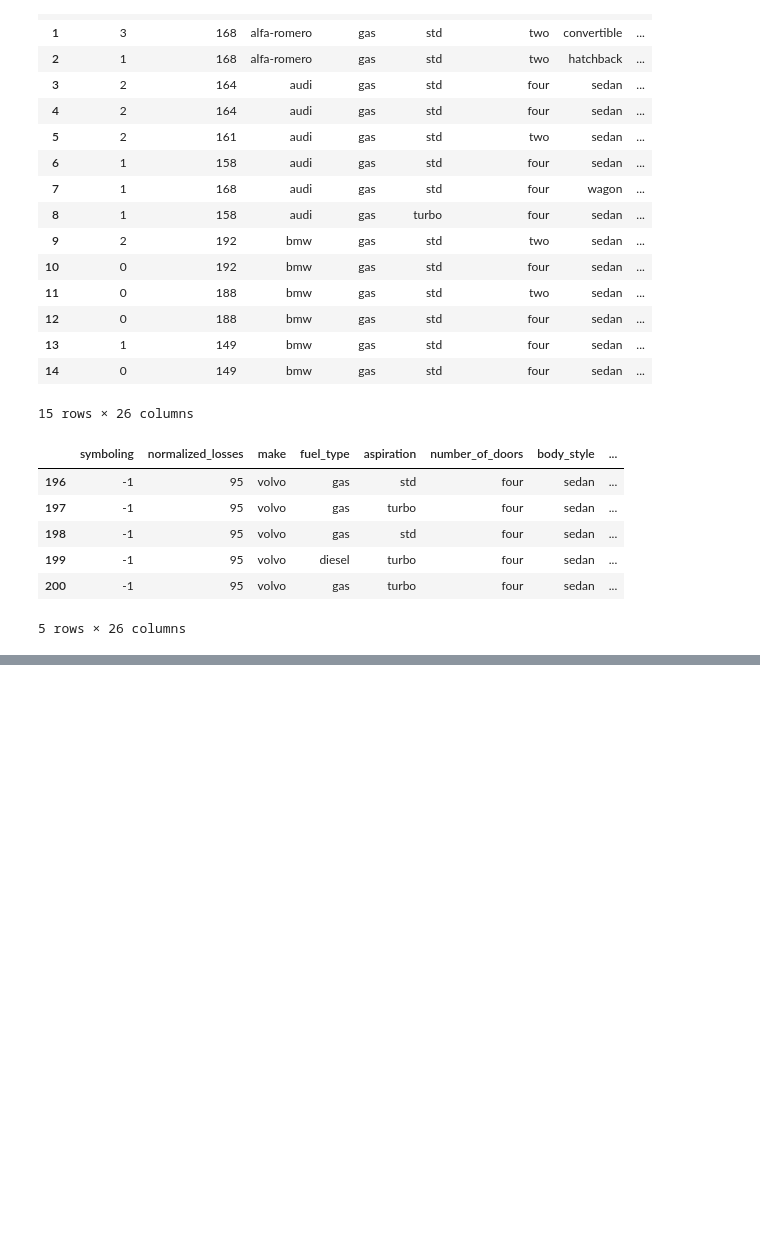
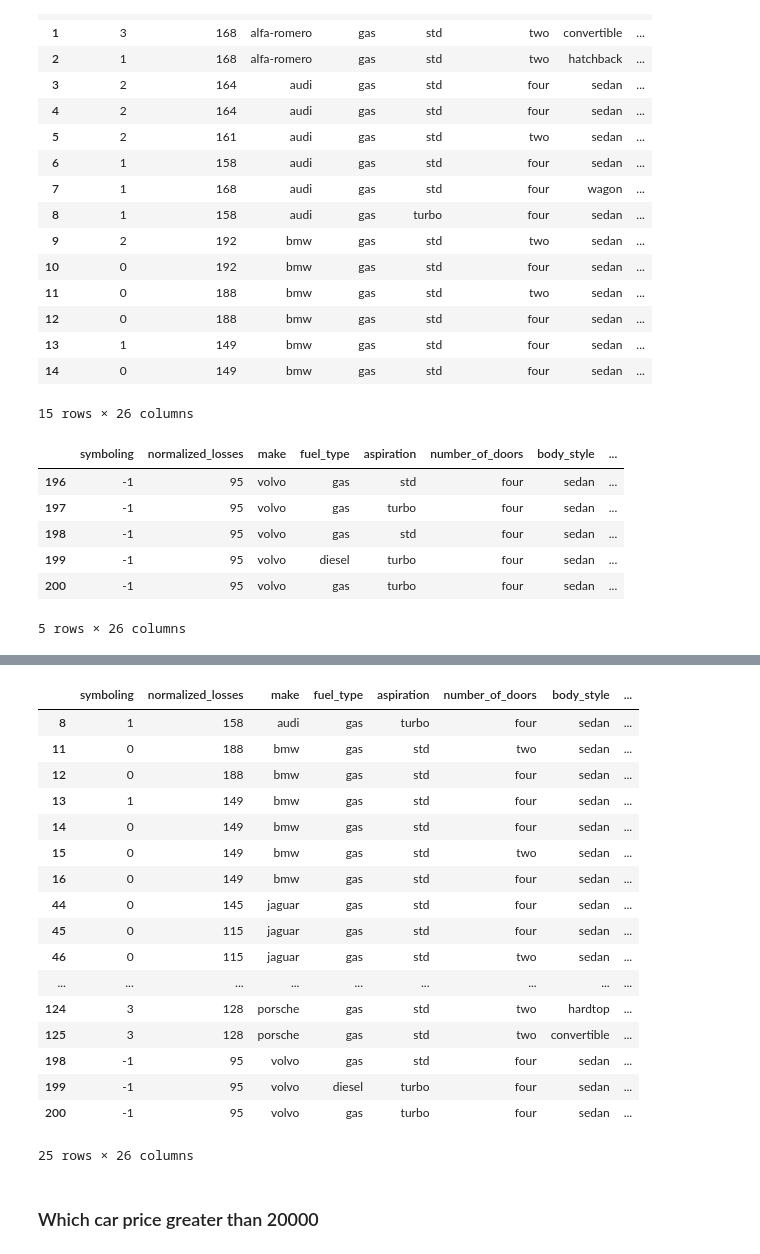
Before and after one commit to vishaltechevangelist/ds_bootcamp, a Jupyter notebook: notebooks/Week3-Pandas.ipynb, the cells around one changed output, grey strips where cells are left out. Drawn from its saved outputs; the diff is of its cells as text; code cells hidden in the pictures; blank space fills up the shorter version.

```diff
--- a/notebooks/Week3-Pandas.ipynb
+++ b/notebooks/Week3-Pandas.ipynb
@@ -352,0 +593,23 @@ data.tail()
+# %%
+data[data['price']>20000]
+# %% [output]
+|  | symboling | normalized_losses | make | fuel_type | aspiration | number_of_doors | body_style | ... |
+| 8 | 1 | 158 | audi | gas | turbo | four | sedan | ... |
+| 11 | 0 | 188 | bmw | gas | std | two | sedan | ... |
+| 12 | 0 | 188 | bmw | gas | std | four | sedan | ... |
+| 13 | 1 | 149 | bmw | gas | std | four | sedan | ... |
+| 14 | 0 | 149 | bmw | gas | std | four | sedan | ... |
+| 15 | 0 | 149 | bmw | gas | std | two | sedan | ... |
+| 16 | 0 | 149 | bmw | gas | std | four | sedan | ... |
+| 44 | 0 | 145 | jaguar | gas | std | four | sedan | ... |
+| 45 | 0 | 115 | jaguar | gas | std | four | sedan | ... |
+| 46 | 0 | 115 | jaguar | gas | std | two | sedan | ... |
+| ... | ... | ... | ... | ... | ... | ... | ... | ... |
+| 124 | 3 | 128 | porsche | gas | std | two | hardtop | ... |
+| 125 | 3 | 128 | porsche | gas | std | two | convertible | ... |
+| 198 | -1 | 95 | volvo | gas | std | four | sedan | ... |
+| 199 | -1 | 95 | volvo | diesel | turbo | four | sedan | ... |
+| 200 | -1 | 95 | volvo | gas | turbo | four | sedan | ... |
+25 rows × 26 columns
+# %% [markdown]
+### Which car price greater than 20000
```
Also changed, not shown: parts of 82 cells of this notebook.
